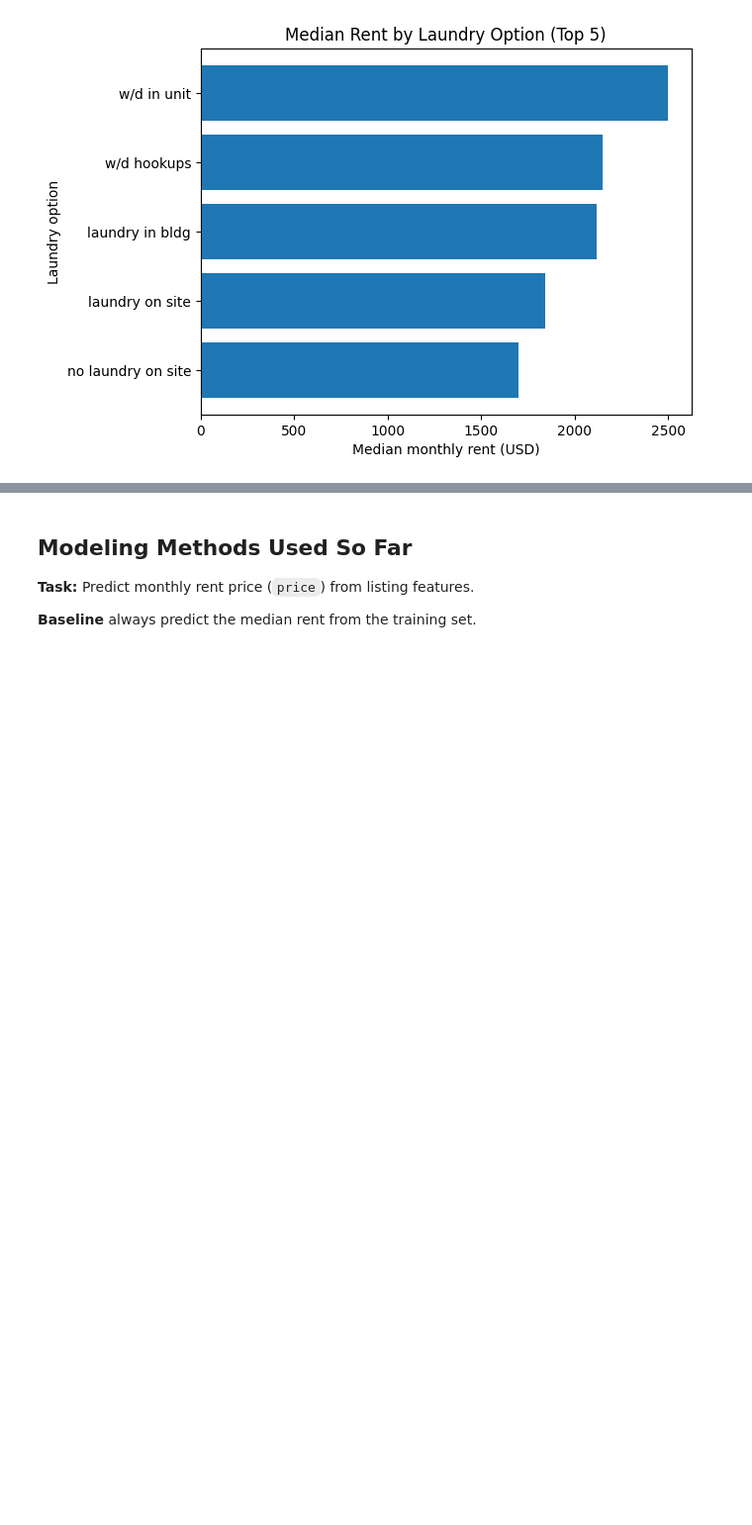
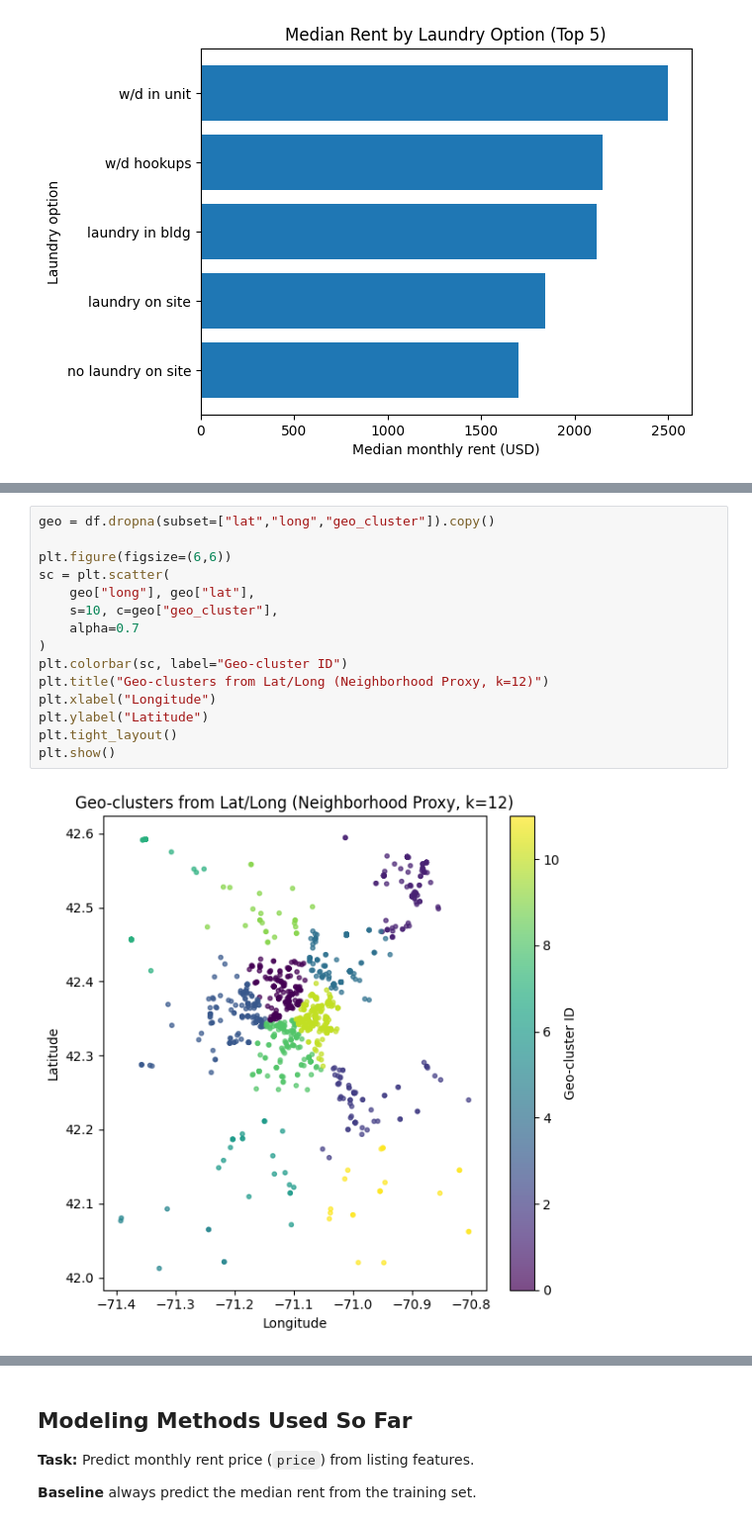
Before and after one commit to lr0826/cs506-project, a Jupyter notebook: notebooks/01_april_checkin.ipynb, the cells around one changed output, grey strips where cells are left out. Shown at 99% size. Drawn from its saved outputs; the diff is of its cells as text; blank space fills up the shorter version.

```diff
--- a/notebooks/01_april_checkin.ipynb
+++ b/notebooks/01_april_checkin.ipynb
@@ -110,0 +196,17 @@ if "laundry_options" in df.columns:
+# %%
+geo = df.dropna(subset=["lat","long","geo_cluster"]).copy()
+
+plt.figure(figsize=(6,6))
+sc = plt.scatter(
+    geo["long"], geo["lat"],
+    s=10, c=geo["geo_cluster"],
+    alpha=0.7
+)
+plt.colorbar(sc, label="Geo-cluster ID")
+plt.title("Geo-clusters from Lat/Long (Neighborhood Proxy, k=12)")
+plt.xlabel("Longitude")
+plt.ylabel("Latitude")
+plt.tight_layout()
+plt.show()
+# %% [output]
+[figure, added]
```
Also changed, not shown: parts of 18 cells of this notebook.
